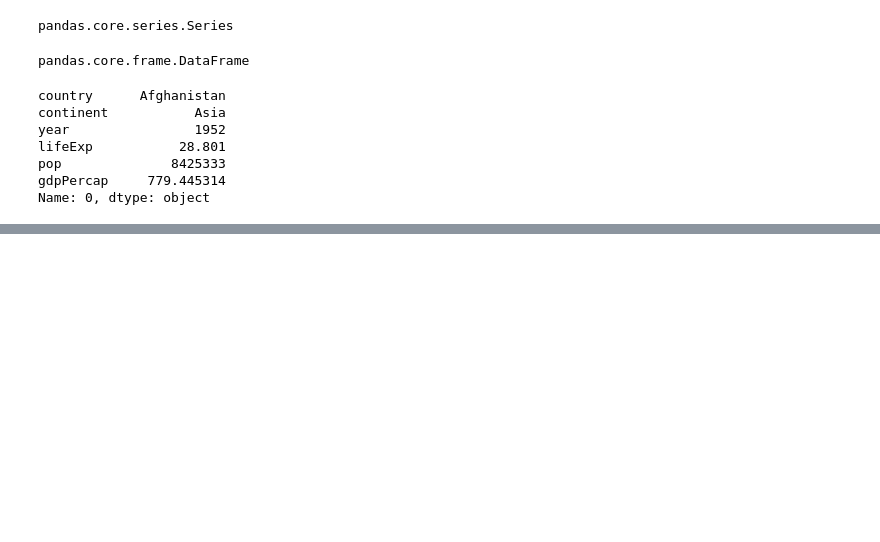
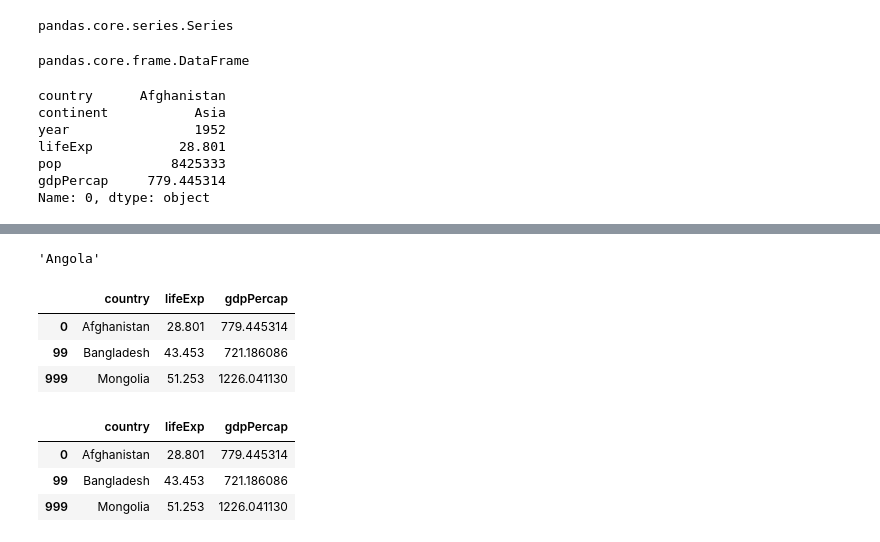
Before and after one commit to gitteolhub/PyCharm-Community-Edition-2024.1.4, a Jupyter notebook: chap2/chap2.ipynb, the cells around one changed output, grey strips where cells are left out. Drawn from its saved outputs; the diff is of its cells as text; code cells hidden in the pictures; blank space fills up the shorter version.

```diff
--- a/chap2/chap2.ipynb
+++ b/chap2/chap2.ipynb
@@ -168,0 +288,18 @@ Name: 0, dtype: object
+# %%
+df.loc[42, 'country']  # 행의 index = 42이면서 열의 이름이 'country'인 cell
+# %% [output]
+'Angola'
+# %%
+df.iloc[[0, 99, 999], [0, 3, 5]]  # 특정 행과 열을 지정해서 추출 가능
+# %% [output]
+|  | country | lifeExp | gdpPercap |
+| 0 | Afghanistan | 28.801 | 779.445314 |
+| 99 | Bangladesh | 43.453 | 721.186086 |
+| 999 | Mongolia | 51.253 | 1226.041130 |
+# %%
+df.loc[[0, 99, 999], ['country', 'lifeExp', 'gdpPercap']]  #coulmn명 대소문자 주의
+# %% [output]
+|  | country | lifeExp | gdpPercap |
+| 0 | Afghanistan | 28.801 | 779.445314 |
+| 99 | Bangladesh | 43.453 | 721.186086 |
+| 999 | Mongolia | 51.253 | 1226.041130 |
```
Also changed, not shown: parts of 13 cells of this notebook.
